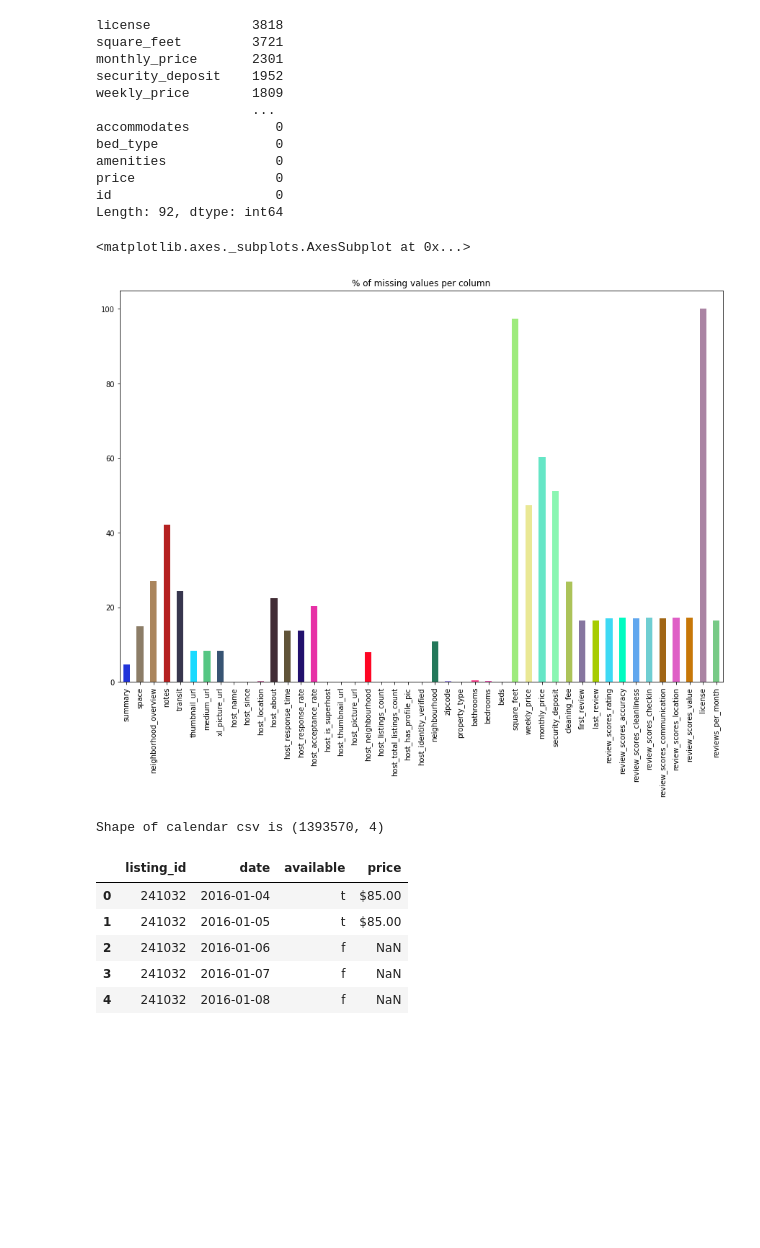
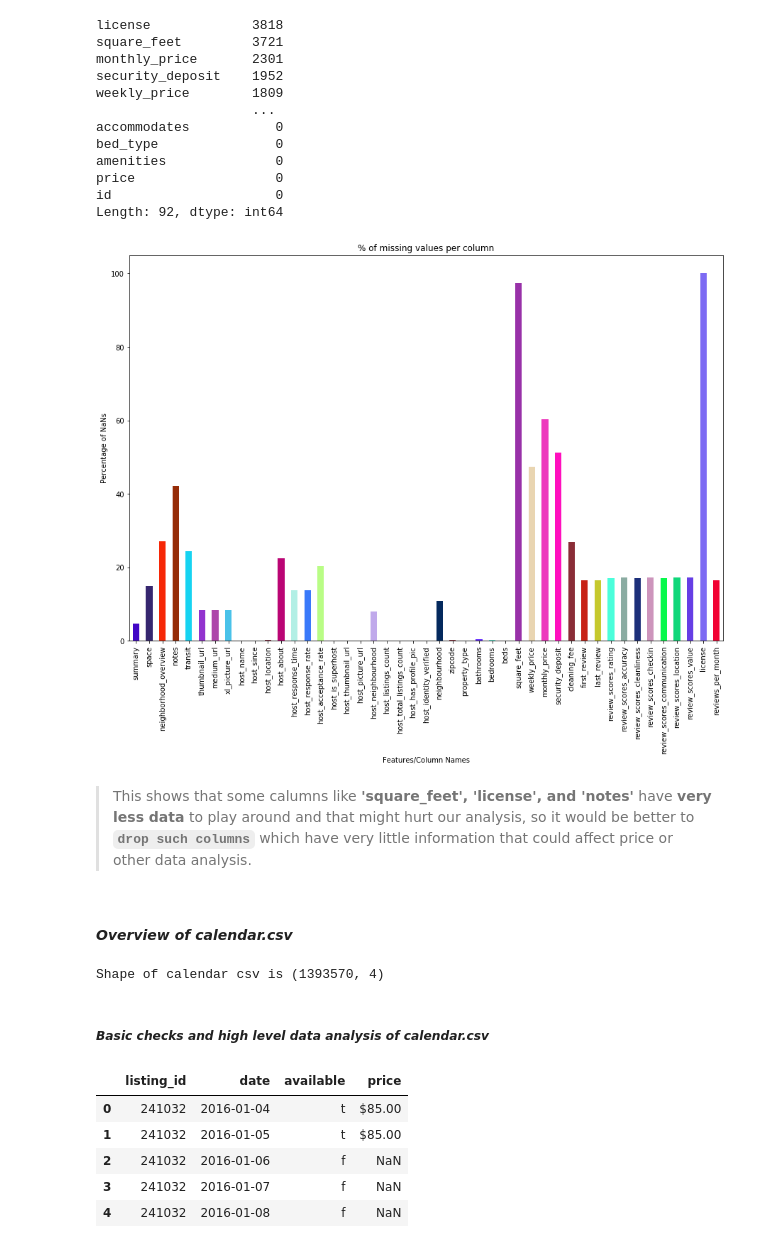
Before and after one commit to s-nilesh/AirBnB-Data-Analysis, a Jupyter notebook: airbnb-analysis.ipynb, the cells around one changed output. Cells and saved outputs as stored; diff of their text form; code cells hidden in the pictures; blank space fills up the shorter version.

Commit message:
Modified analysis notebook, added README file and visualizations

```diff
--- a/airbnb-analysis.ipynb
+++ b/airbnb-analysis.ipynb
@@ -90,22 +134,31 @@ Length: 92, dtype: int64
 # %%
 #percentage of missing values in each column
 listing_seattle_mp = listing_seattle.isnull().mean()*100
 
 #filter columns with missing values
 listing_seattle_mp_with_nan = listing_seattle_mp[listing_seattle_mp>0]
 
 #visualize result
 plt.figure(figsize=(15,10))
-listing_seattle_mp_with_nan.plot.bar(title='% of missing values per column', color=np.random.rand(len(listing_seattle_mp_with_nan),3))
+listing_seattle_mp_with_nan.plot.bar(title=f'% of missing values per column', color=np.random.rand(len(listing_seattle_mp_with_nan),3))
+plt.xlabel('Features/Column Names')
+plt.ylabel('Percentage of NaNs')
+plt.savefig('./vizualizations/listings_percentage_of_MissingValues.png')
+plt.show()
 # %% [output]
-<matplotlib.axes._subplots.AxesSubplot at 0x...>
-[figure, old version]
+[figure, new version]
+# %% [markdown]
+> This shows that some calumns like **'square_feet', 'license', and 'notes'** have **very less data** to play around and that might hurt our analysis, so it would be better to **`drop such columns`** which have very little information that could affect price or other data analysis.
+# %% [markdown]
+#### ***Overview of calendar.csv***
 # %%
 #reading calendar.csv, and its shape
 calendar_seattle = pd.read_csv('calendar_seattle.csv')
 print(f"Shape of calendar csv is {calendar_seattle.shape}")
 # %% [output]
 Shape of calendar csv is (1393570, 4)
+# %% [markdown]
+##### ***Basic checks and high level data analysis of calendar.csv***
 # %%
 #looking at the data
 calendar_seattle.head()
```
Also changed, not shown: parts of 109 cells of this notebook, 20 other files.
